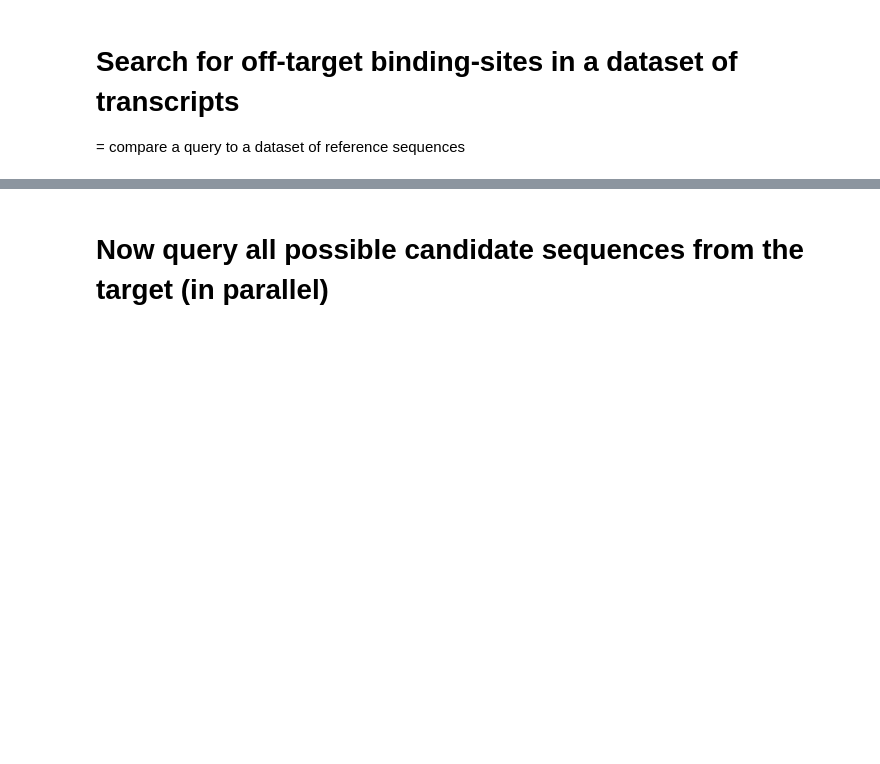
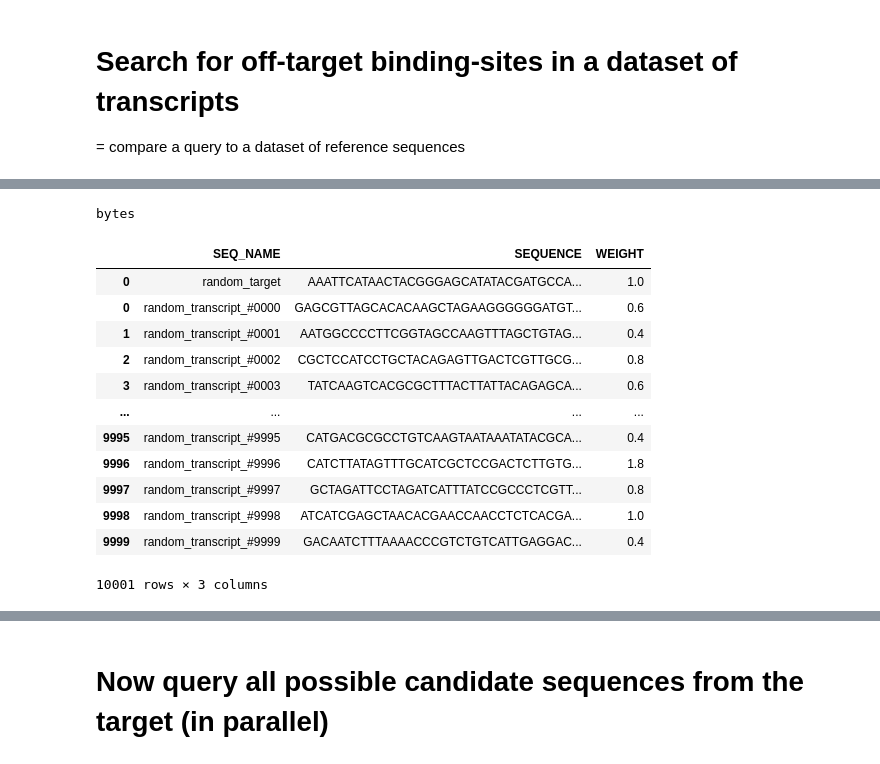
Before and after one commit to Q1vy/iGEM2025-TRAPS-Software-and-Modelling, a Jupyter notebook: target_search_test.ipynb, the cells around one changed output, grey strips where cells are left out. Drawn from its saved outputs; the diff is of its cells as text; code cells hidden in the pictures; blank space fills up the shorter version.

```diff
--- a/target_search_test.ipynb
+++ b/target_search_test.ipynb
@@ -86,0 +101,32 @@ Name: 582, dtype: object
+# %%
+#-------------------------------------------------#
+#              input parameter check              #
+#-------------------------------------------------#
+import warnings
+
+if not ("SEQ_NAME" in reference_dataset.columns and "SEQUENCE" in reference_dataset.columns):
+    raise ValueError('reference_dataset does not contain required columns: SEQ_NAME, SEQUENCE')
+
+if type(query) == pd.Series:  pass # everything is fine
+elif type(query) == str:           # convert to pandas series
+    warnings.warn("Warning, deprecated input type for query: string. Please use pandas.Series!")
+    query = pd.Series({"SEQ_NAME": "unnamed", "SEQUENCE": query})
+else: raise ValueError("unsupported type for 'query', use pandas.Series")
+
+if type(reference_dataset) == pd.DataFrame: pass # everything is fine
+else: raise ValueError("unsopported type for 'reference_dataset', use pandas.DataFrame")
+
+nts = set(reference_dataset.SEQUENCE.sample(100).sum()) | set(target_sequence.SEQUENCE)
+if len(nts) != 4: # check how many nucleotides are used
+    warnings.warn(f"Warning, expected 4 types of nucleoties in the input, found (at least) {len(nts)}")
+
+
+joined_DF = pd.concat([pd.DataFrame([target_sequence]), reference_dataset], axis = 0)  # add the target itself to the dataset to check against
+
+if use_weights:  # check if the input data are sufficient to use weighted evalutation
+    if "WEIGHT" in joined_DF.columns:
+        if joined_DF.WEIGHT.isin([np.inf, -np.inf, np.nan]).any():
+            warnings.warn(f"{dsr_nan.sum()} entries with nan WEIGHT")
+    else:
+        print("No WEIGHT column found, switching 'use_weights = False'")
+        use_weights = False
@@ -86,0 +140,4 @@ Name: 582, dtype: object
+# %%
+type(target_sequence.SEQUENCE.encode())
+# %% [output]
+bytes
@@ -86,0 +148,16 @@ Name: 582, dtype: object
+# %%
+joined_DF.SEQUENCE
+# %% [output]
+|  | SEQ_NAME | SEQUENCE | WEIGHT |
+| 0 | random_target | AAATTCATAACTACGGGAGCATATACGATGCCA... | 1.0 |
+| 0 | random_transcript_#0000 | GAGCGTTAGCACACAAGCTAGAAGGGGGGATGT... | 0.6 |
+| 1 | random_transcript_#0001 | AATGGCCCCTTCGGTAGCCAAGTTTAGCTGTAG... | 0.4 |
+| 2 | random_transcript_#0002 | CGCTCCATCCTGCTACAGAGTTGACTCGTTGCG... | 0.8 |
+| 3 | random_transcript_#0003 | TATCAAGTCACGCGCTTTACTTATTACAGAGCA... | 0.6 |
+| ... | ... | ... | ... |
+| 9995 | random_transcript_#9995 | CATGACGCGCCTGTCAAGTAATAAATATACGCA... | 0.4 |
+| 9996 | random_transcript_#9996 | CATCTTATAGTTTGCATCGCTCCGACTCTTGTG... | 1.8 |
+| 9997 | random_transcript_#9997 | GCTAGATTCCTAGATCATTTATCCGCCCTCGTT... | 0.8 |
+| 9998 | random_transcript_#9998 | ATCATCGAGCTAACACGAACCAACCTCTCACGA... | 1.0 |
+| 9999 | random_transcript_#9999 | GACAATCTTTAAAACCCGTCTGTCATTGAGGAC... | 0.4 |
+10001 rows × 3 columns
```
Also changed, not shown: parts of 12 cells of this notebook.
